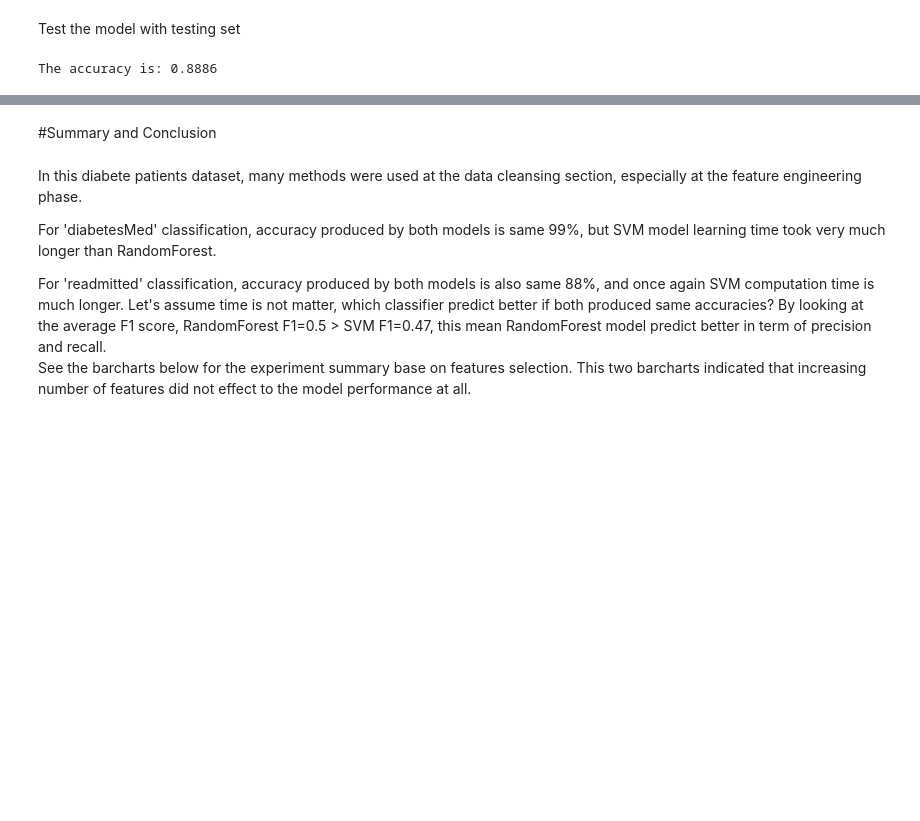
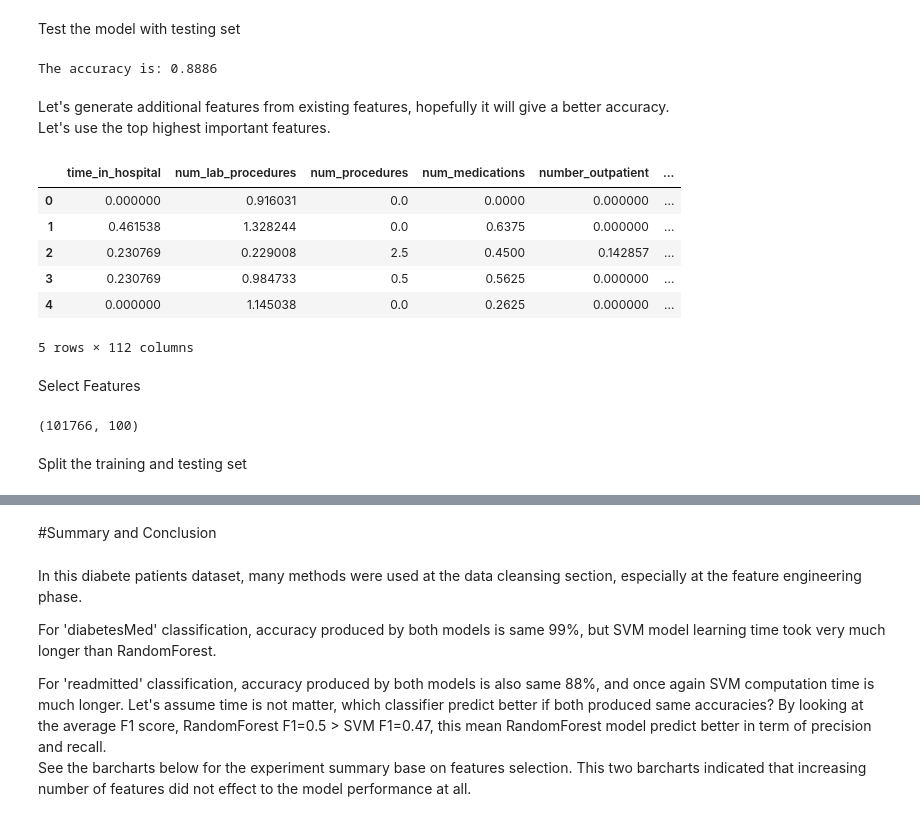
Before and after one commit to seansothey/DataScience-MachineLearning-Research, a Jupyter notebook: Project5.ipynb, the cells around one changed output, grey strips where cells are left out. Drawn from its saved outputs; the diff is of its cells as text; code cells hidden in the pictures; blank space fills up the shorter version.

```diff
--- a/Project5.ipynb
+++ b/Project5.ipynb
@@ -776,3 +774,21 @@ Test the model with testing set
 print(("The accuracy is:"), svm_best_model.score(X_test_rea[:10000], y_test_rea[:10000]))
 # %% [output]
 The accuracy is: 0.8886
+# %% [markdown]
+Let's generate additional features from existing features, hopefully it will give a better accuracy.
+Let's use the top highest important features.
+# %%
+X_readmitted['in-out-patient'] = X_readmitted['number_inpatient'] * X_readmitted['number_outpatient']
+X_readmitted['num-diag-medi'] = X_readmitted['number_diagnoses'] * X_readmitted['num_medications']
+# %%
+X_readmitted.head()
+# %% [output]
+|  | time_in_hospital | num_lab_procedures | num_procedures | num_medications | number_outpatient | ... |
+| 0 | 0.000000 | 0.916031 | 0.0 | 0.0000 | 0.000000 | ... |
+| 1 | 0.461538 | 1.328244 | 0.0 | 0.6375 | 0.000000 | ... |
+| 2 | 0.230769 | 0.229008 | 2.5 | 0.4500 | 0.142857 | ... |
+| 3 | 0.230769 | 0.984733 | 0.5 | 0.5625 | 0.000000 | ... |
+| 4 | 0.000000 | 1.145038 | 0.0 | 0.2625 | 0.000000 | ... |
+5 rows × 112 columns
+# %% [markdown]
+Select Features
@@ -778,0 +798,6 @@ The accuracy is: 0.8886
+# %%
+X_new.shape
+# %% [output]
+(101766, 100)
+# %% [markdown]
+Split the training and testing set
```
Also changed, not shown: parts of 24 cells of this notebook.
